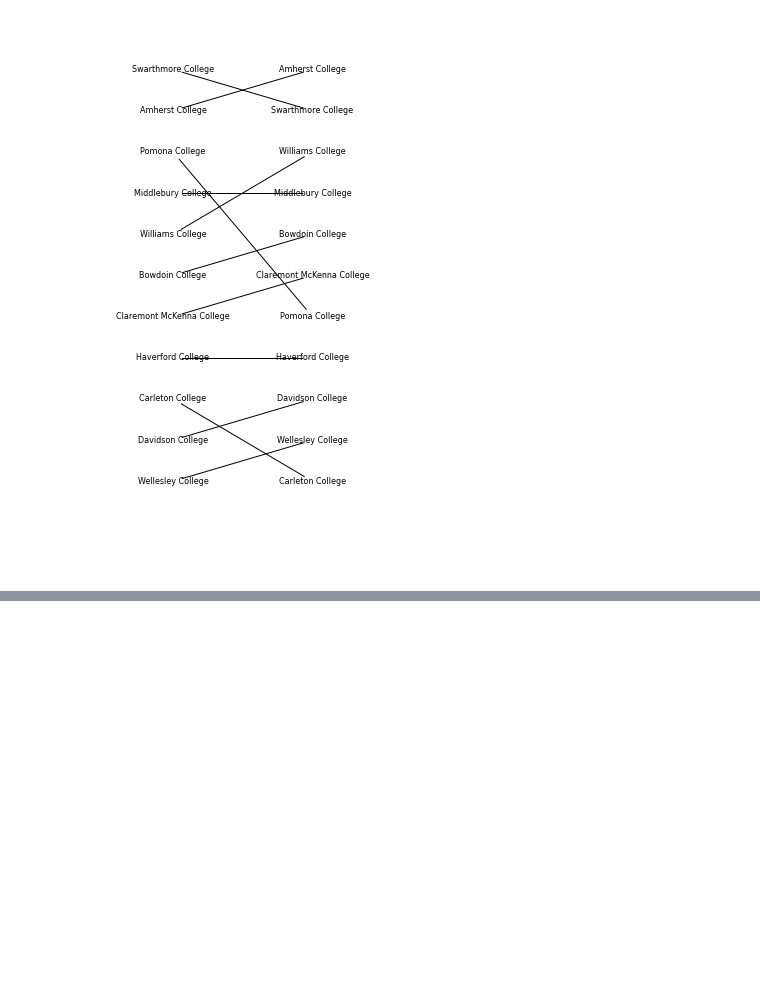
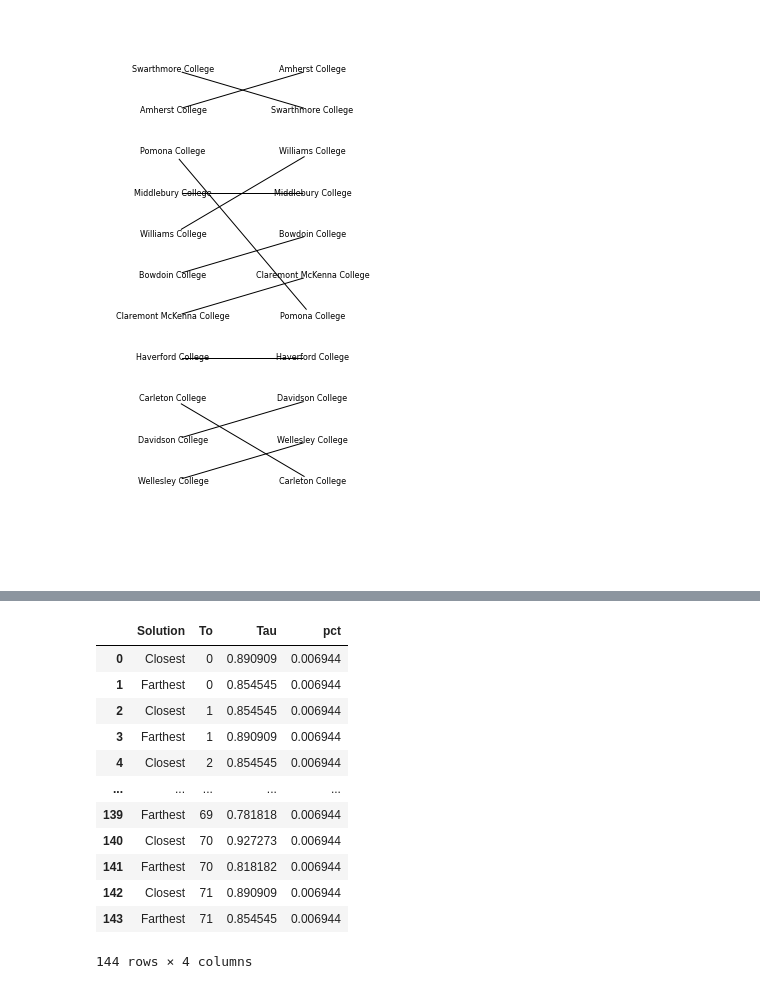
Before and after one commit to IGARDS/us_news_world_report_study, a Jupyter notebook: Analysis.ipynb, the cells around one changed output, grey strips where cells are left out. Saved outputs shown, nothing was run; the diff lists cells and outputs as text; code cells hidden in the pictures; blank space fills up the shorter version.

```diff
--- a/Analysis.ipynb
+++ b/Analysis.ipynb
@@ -597,0 +642,26 @@ for i in range(len(perms)):
+# %%
+taus_df.values[np.where(taus_df == 1)] = np.NaN
+# %%
+closest = Ds.loc[(year,'Both'),'details_fixed_cont_x_minimize'].perm
+farthest = Ds.loc[(year,'Both'),'details_fixed_cont_x_maximize'].perm
+# %%
+source = taus_df.loc[[closest,farthest]]
+source.index=['Closest','Farthest']
+source = source.reset_index().melt(id_vars=['index'])
+source.columns = ["Solution","To","Tau"]
+source['pct'] = 1/len(source)
+source
+# %% [output]
+|  | Solution | To | Tau | pct |
+| 0 | Closest | 0 | 0.890909 | 0.006944 |
+| 1 | Farthest | 0 | 0.854545 | 0.006944 |
+| 2 | Closest | 1 | 0.854545 | 0.006944 |
+| 3 | Farthest | 1 | 0.890909 | 0.006944 |
+| 4 | Closest | 2 | 0.854545 | 0.006944 |
+| ... | ... | ... | ... | ... |
+| 139 | Farthest | 69 | 0.781818 | 0.006944 |
+| 140 | Closest | 70 | 0.927273 | 0.006944 |
+| 141 | Farthest | 70 | 0.818182 | 0.006944 |
+| 142 | Closest | 71 | 0.890909 | 0.006944 |
+| 143 | Farthest | 71 | 0.854545 | 0.006944 |
+144 rows × 4 columns
```
Also changed, not shown: parts of 13 cells of this notebook, 5 other files.
